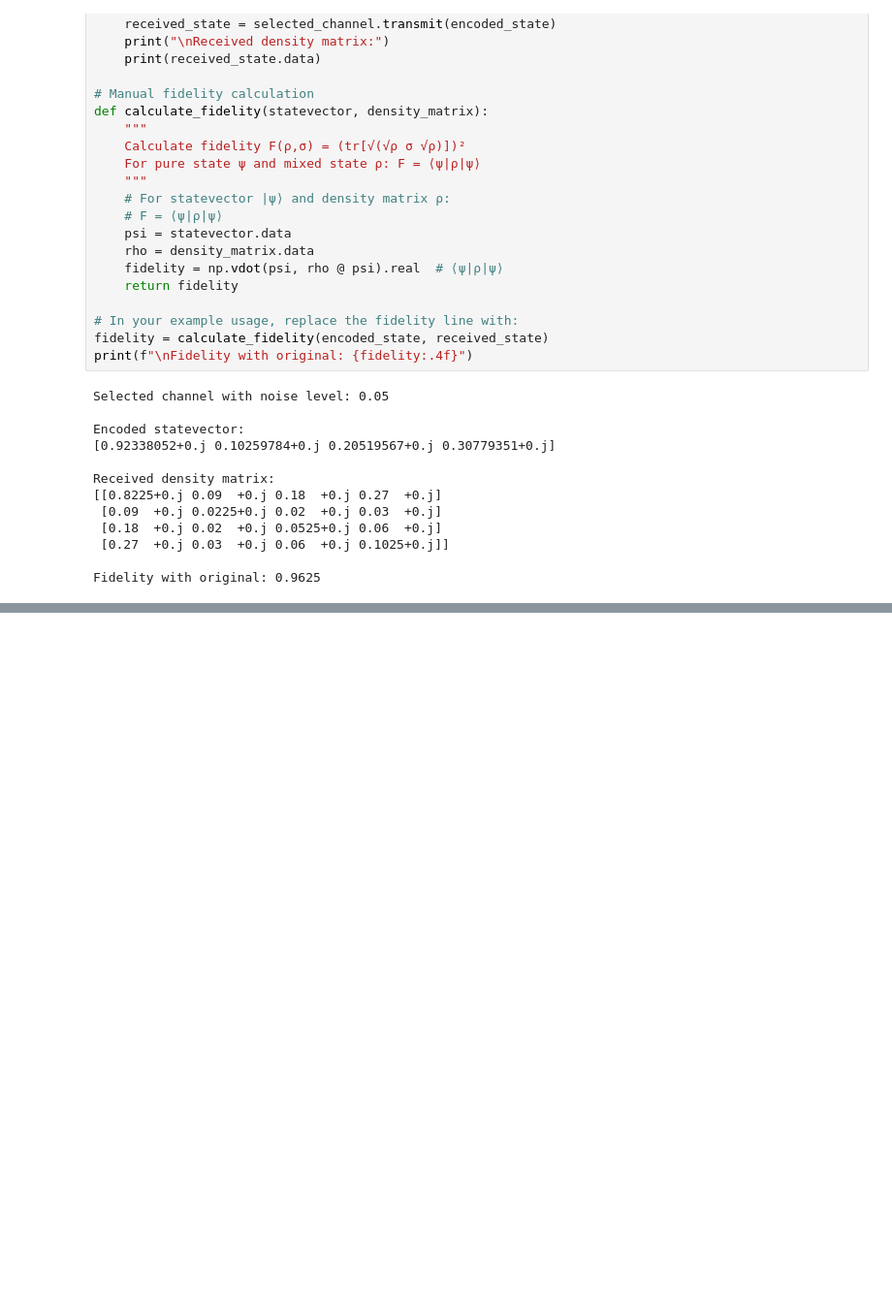
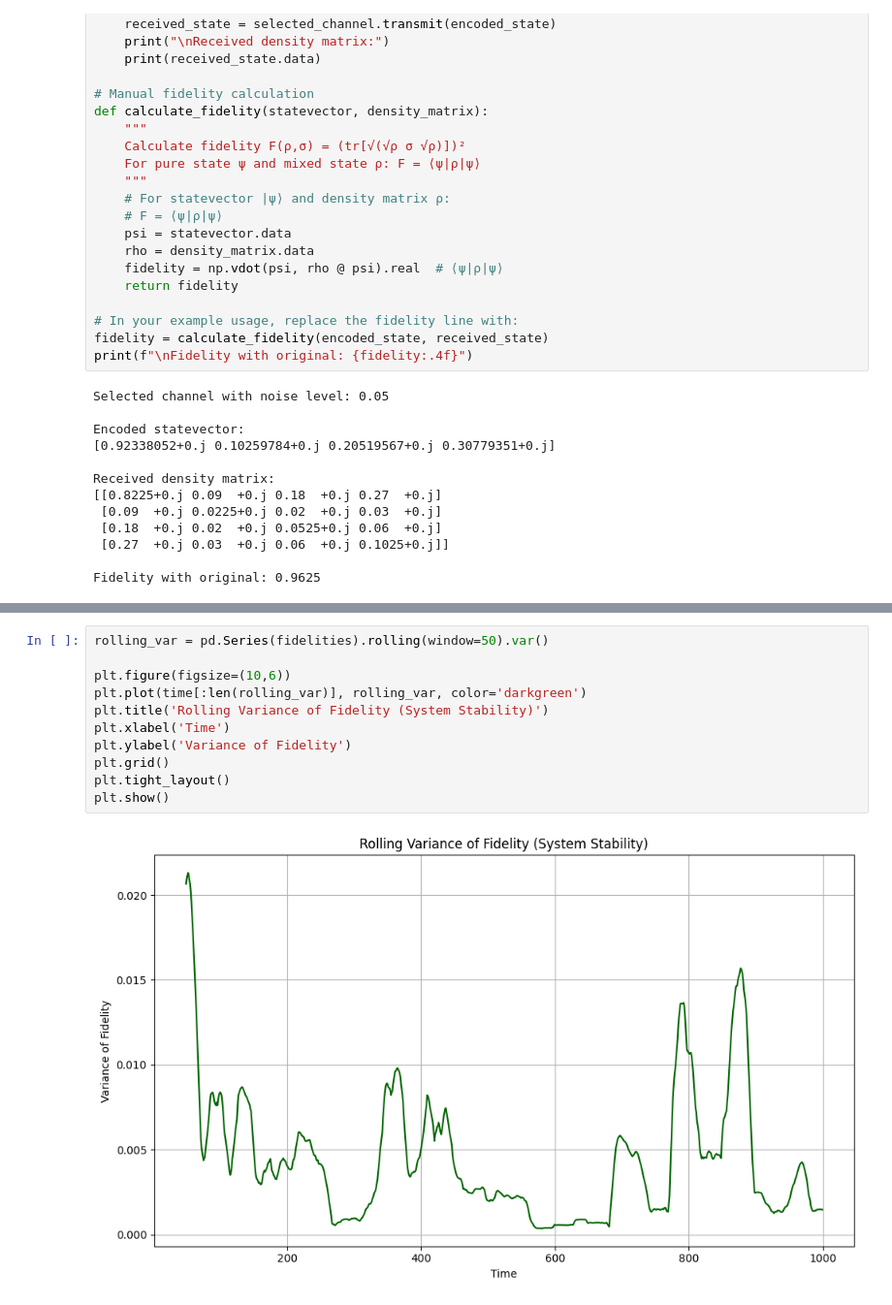
Before and after one commit to Prakash-Sankalan/Q-Semantic_Communication, a Jupyter notebook: QSG_Qsemantic.ipynb, the cells around one changed output, grey strips where cells are left out. Shown at 97% size. Drawn from its saved outputs; the diff is of its cells as text; blank space fills up the shorter version.

```diff
--- a/QSG_Qsemantic.ipynb
+++ b/QSG_Qsemantic.ipynb
@@ -592,0 +1419,13 @@ Fidelity with original state: 0.9531
+# %%
+rolling_var = pd.Series(fidelities).rolling(window=50).var()
+
+plt.figure(figsize=(10,6))
+plt.plot(time[:len(rolling_var)], rolling_var, color='darkgreen')
+plt.title('Rolling Variance of Fidelity (System Stability)')
+plt.xlabel('Time')
+plt.ylabel('Variance of Fidelity')
+plt.grid()
+plt.tight_layout()
+plt.show()
+# %% [output]
+[figure, added]
```
Also changed, not shown: parts of 22 cells of this notebook.
